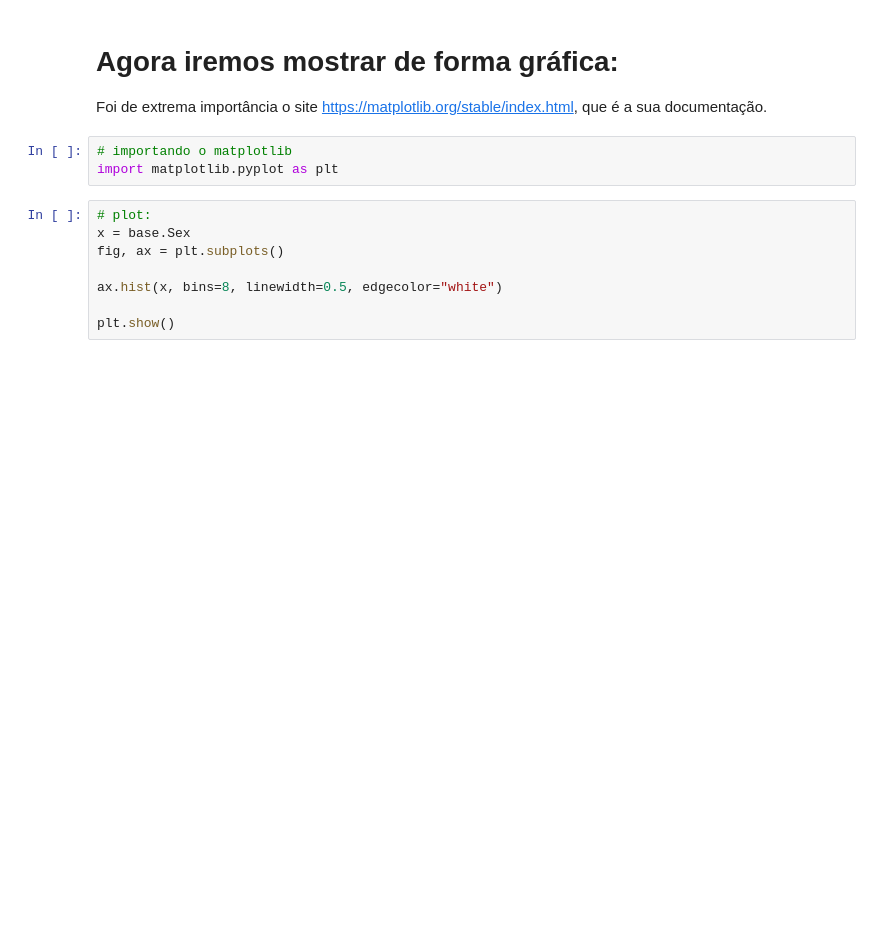
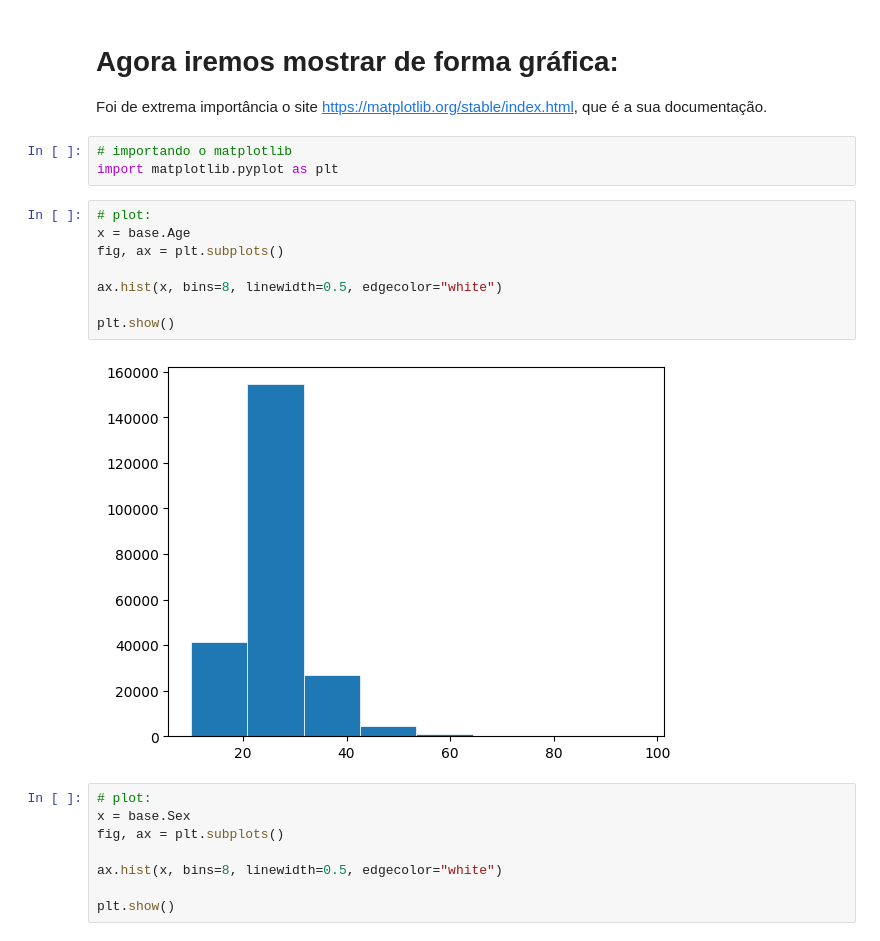
Before and after one commit to lucilagabriela/olimpiadas, a Jupyter notebook: Análise Exploratória de Dados.ipynb, the cells around one changed output. Saved outputs shown, nothing was run; the diff lists cells and outputs as text; blank space fills up the shorter version.

```diff
--- a/Análise Exploratória de Dados.ipynb
+++ b/Análise Exploratória de Dados.ipynb
@@ -103,6 +103,16 @@ Foi de extrema importância o site https://matplotlib.org/stable/index.html, que
 # %%
 # importando o matplotlib
 import matplotlib.pyplot as plt
+# %%
+# plot:
+x = base.Age
+fig, ax = plt.subplots()
+
+ax.hist(x, bins=8, linewidth=0.5, edgecolor="white")
+
+plt.show()
+# %% [output]
+[figure, added]
 # %%
 # plot:
 x = base.Sex
```
Also changed, not shown: parts of 2 cells of this notebook.
